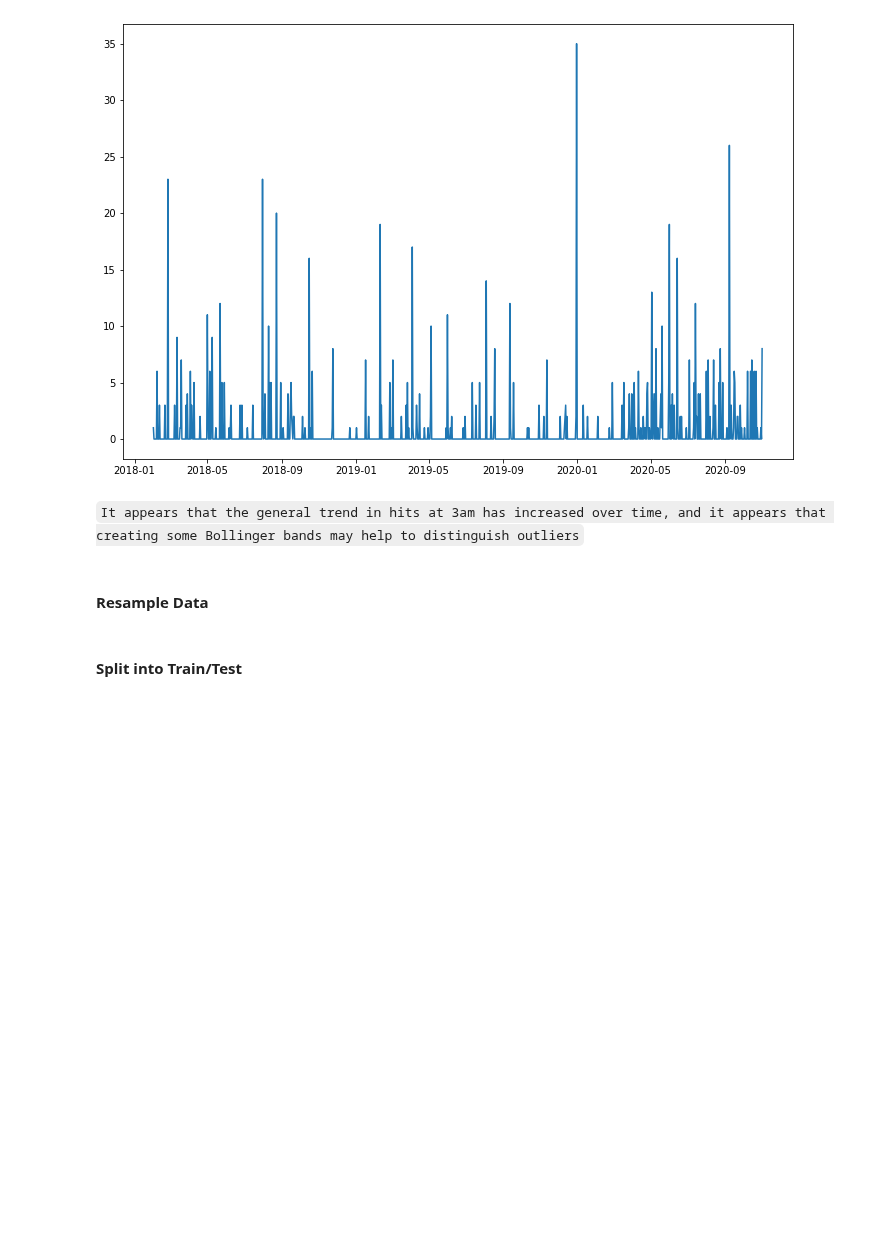
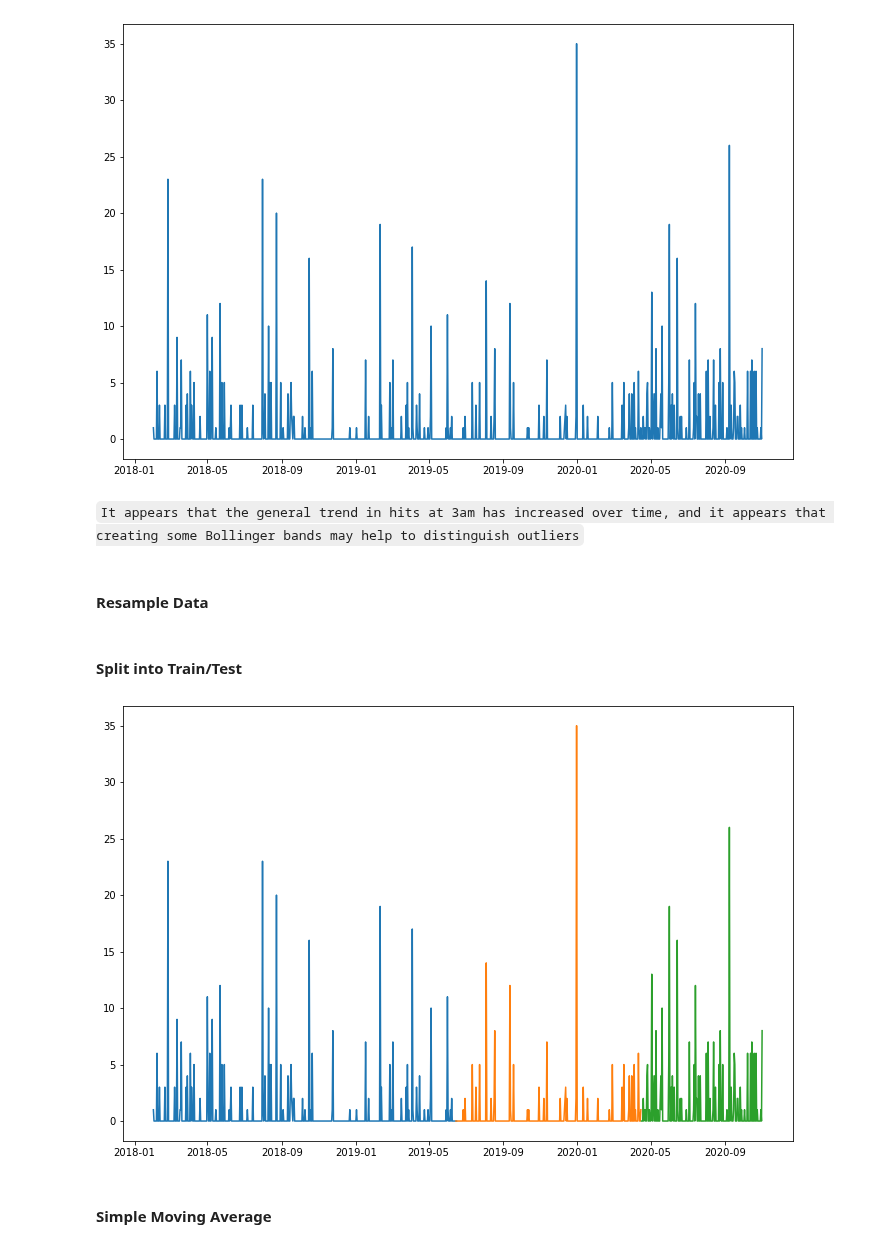
Before and after one commit to CSolitaire/anomaly-detection-exercises, a Jupyter notebook: time_series_anomaly_detection.ipynb, the cells around one changed output. Saved outputs shown, nothing was run; the diff lists cells and outputs as text; code cells hidden in the pictures; blank space fills up the shorter version.

```diff
--- a/time_series_anomaly_detection.ipynb
+++ b/time_series_anomaly_detection.ipynb
@@ -306,7 +306,7 @@ Data columns (total 10 columns):
 dtypes: int64(1), object(9)
 memory usage: 73.4+ KB
 # %%
-# three_am = three_am[['ip']]
+three_am = three_am[['ip']]
 # %%
 # three_am['ip_count'] = three_am.resample("1D").count()
 # gapminder['lifeExp_mean'] = gapminder.groupby('continent').lifeExp.transform('mean')
@@ -364,16 +356,20 @@ plt.show()
 # %% [markdown]
 #### Split into Train/Test
 # %%
-# # 506 Days (.5)
-# train = df[:'2019-06-16']
-# # 303 Days (.3)
-# validate = df['2019-06-15':'2020-04-15']
-# # 202 Days (.2)
-# test = df['2020-04-16':]
+# 506 Days (.5)
+train = df_3[:'2019-06-16']
+# 303 Days (.3)
+validate = df_3['2019-06-15':'2020-04-15']
+# 202 Days (.2)
+test = df_3['2020-04-16':]
 # %%
-# # Visualize Splits (Sanity Check)
-# plt.figure(figsize=(12, 8))
-# plt.plot(train)
-# plt.plot(validate)
-# plt.plot(test)
-# plt.show()
+# Visualize Splits (Sanity Check)
+plt.figure(figsize=(12, 8))
+plt.plot(train)
+plt.plot(validate)
+plt.plot(test)
+plt.show()
+# %% [output]
+[figure, added]
+# %% [markdown]
+#### Simple Moving Average
```
Also changed, not shown: parts of 26 cells of this notebook.
